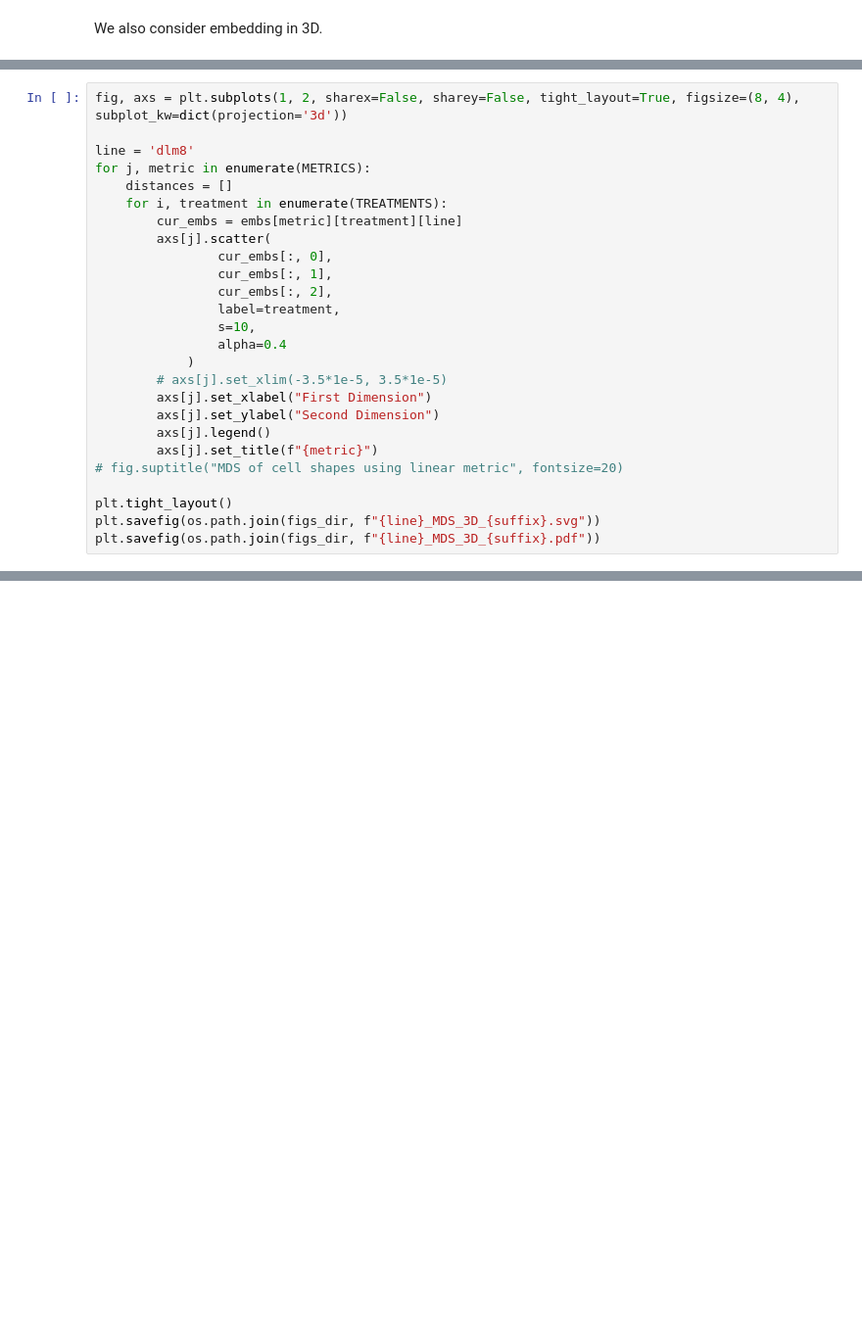
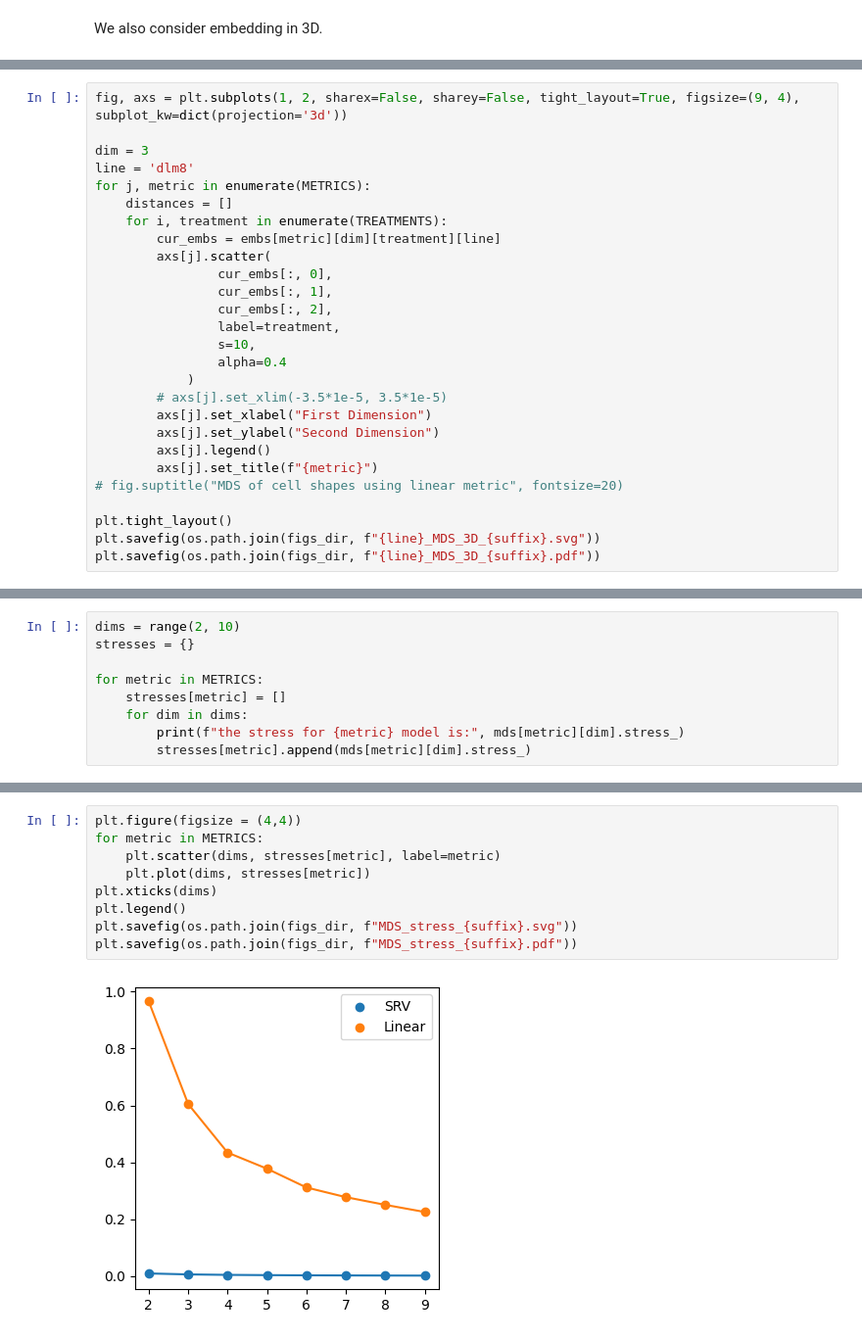
Before and after one commit to wxli0/dyn, a Jupyter notebook: dyn/notebooks/osteosarcoma_analysis_no_scale.ipynb, the cells around one changed output, grey strips where cells are left out. Shown at 98% size. Drawn from its saved outputs; the diff is of its cells as text; blank space fills up the shorter version.

```diff
--- a/dyn/notebooks/osteosarcoma_analysis_no_scale.ipynb
+++ b/dyn/notebooks/osteosarcoma_analysis_no_scale.ipynb
@@ -1285,11 +1262,12 @@ plt.savefig(os.path.join(figs_dir, f"{line}_MDS_3D_{suffix}.pdf"))
 # %%
-fig, axs = plt.subplots(1, 2, sharex=False, sharey=False, tight_layout=True, figsize=(8, 4), subplot_kw=dict(projection='3d'))
+fig, axs = plt.subplots(1, 2, sharex=False, sharey=False, tight_layout=True, figsize=(9, 4), subplot_kw=dict(projection='3d'))
 
+dim = 3
 line = 'dlm8'
 for j, metric in enumerate(METRICS):
     distances = []
     for i, treatment in enumerate(TREATMENTS):
-        cur_embs = embs[metric][treatment][line]
+        cur_embs = embs[metric][dim][treatment][line]
         axs[j].scatter(
                 cur_embs[:, 0],
                 cur_embs[:, 1],
@@ -1312,0 +1293,9 @@ plt.savefig(os.path.join(figs_dir, f"{line}_MDS_3D_{suffix}.pdf"))
+# %%
+dims = range(2, 10)
+stresses = {}
+
+for metric in METRICS:
+    stresses[metric] = []
+    for dim in dims:
+        print(f"the stress for {metric} model is:", mds[metric][dim].stress_)
+        stresses[metric].append(mds[metric][dim].stress_)
@@ -1312,0 +1319,11 @@ plt.savefig(os.path.join(figs_dir, f"{line}_MDS_3D_{suffix}.pdf"))
+# %%
+plt.figure(figsize = (4,4))
+for metric in METRICS:
+    plt.scatter(dims, stresses[metric], label=metric)
+    plt.plot(dims, stresses[metric])
+plt.xticks(dims)
+plt.legend()
+plt.savefig(os.path.join(figs_dir, f"MDS_stress_{suffix}.svg"))
+plt.savefig(os.path.join(figs_dir, f"MDS_stress_{suffix}.pdf"))
+# %% [output]
+[figure, added]
```
Also changed, not shown: parts of 29 cells of this notebook, 20 other files.
